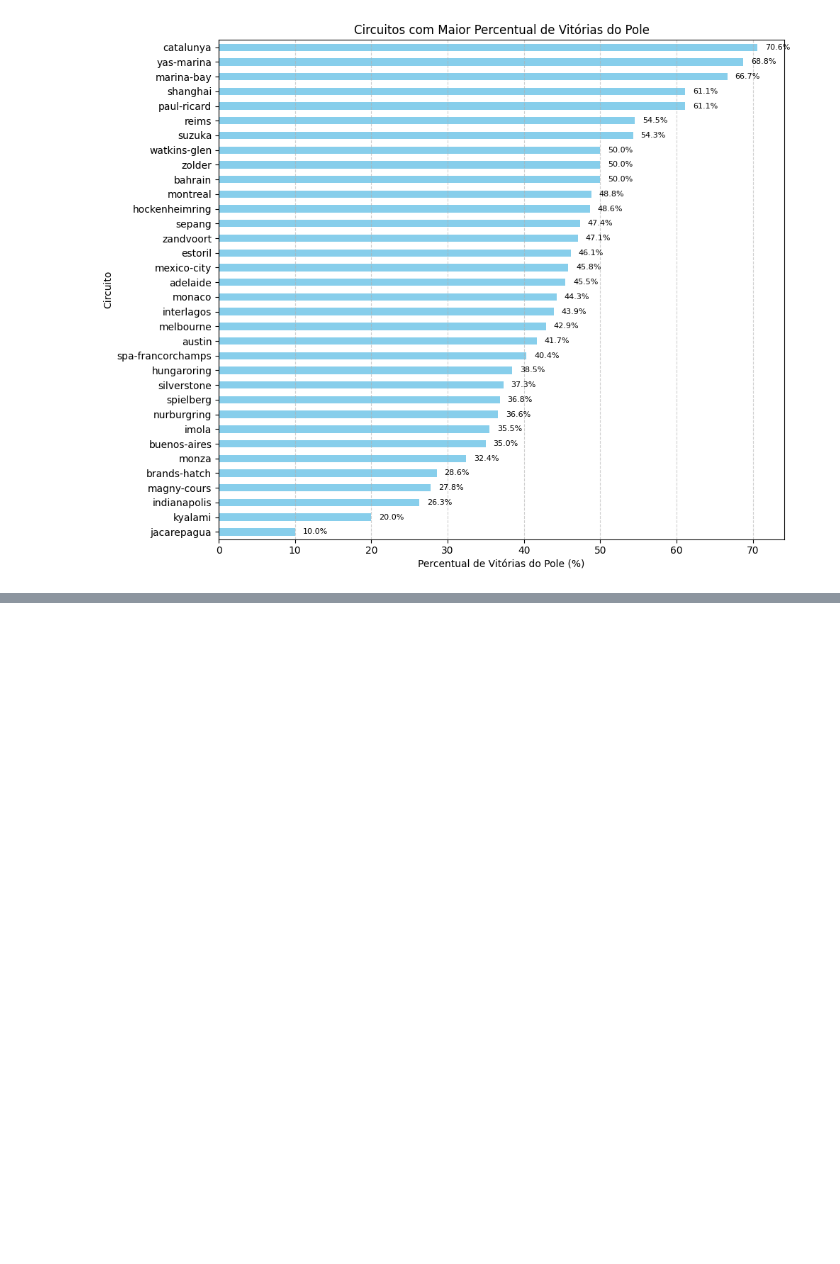
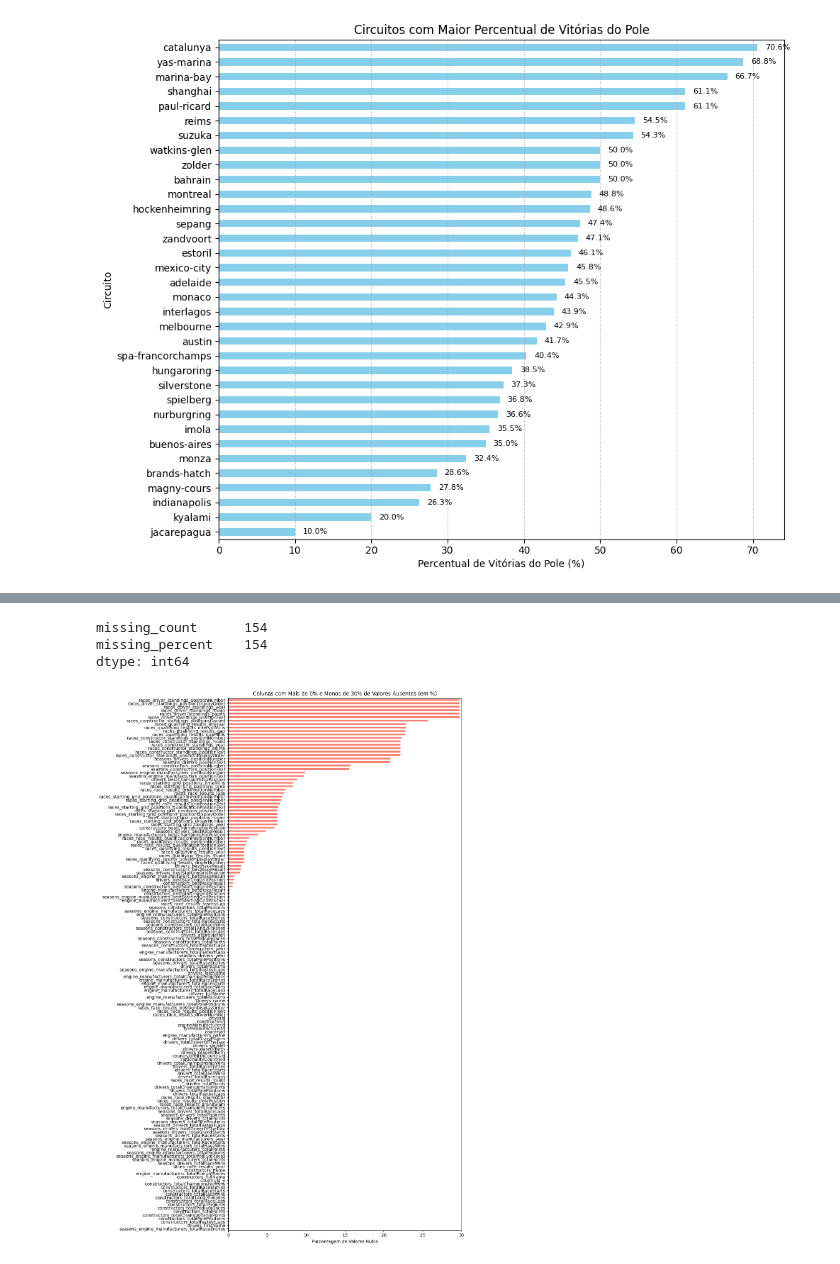
Before and after one commit to VTorres09/DataMiningProject, a Jupyter notebook: data_preparation.ipynb, the cells around one changed output, grey strips where cells are left out. Drawn from its saved outputs; the diff is of its cells as text; code cells hidden in the pictures; blank space fills up the shorter version.

```diff
--- a/data_preparation.ipynb
+++ b/data_preparation.ipynb
@@ -371,0 +442,25 @@ plt.show()
+# %%
+import matplotlib.pyplot as plt
+
+# Calcular total e percentual de valores ausentes
+missing_df = df_merge.isnull().sum().to_frame(name='missing_count')
+missing_df['missing_percent'] = (missing_df['missing_count'] / len(df_merge)) * 100
+
+# Filtrar as colunas com mais de 0% e menos de 30% de valores nulos
+missing_df_filtered = missing_df[(missing_df['missing_percent'] > 0) & (missing_df['missing_percent'] < 30)]
+print(missing_df_filtered.count())
+missing_df = missing_df_filtered.sort_values(by='missing_percent', ascending=False)
+
+# Plotar gráfico
+plt.figure(figsize=(12, 18))
+missing_df['missing_percent'].sort_values().plot(kind='barh', color='salmon')
+plt.title('Colunas com Mais de 0% e Menos de 30% de Valores Ausentes (em %)')
+plt.xlabel('Porcentagem de Valores Nulos')
+plt.xlim(0, 30)
+plt.tight_layout()
+plt.show()
+# %% [output]
+missing_count      154
+missing_percent    154
+dtype: int64
+[figure, added]
```
Also changed, not shown: parts of 18 cells of this notebook.
